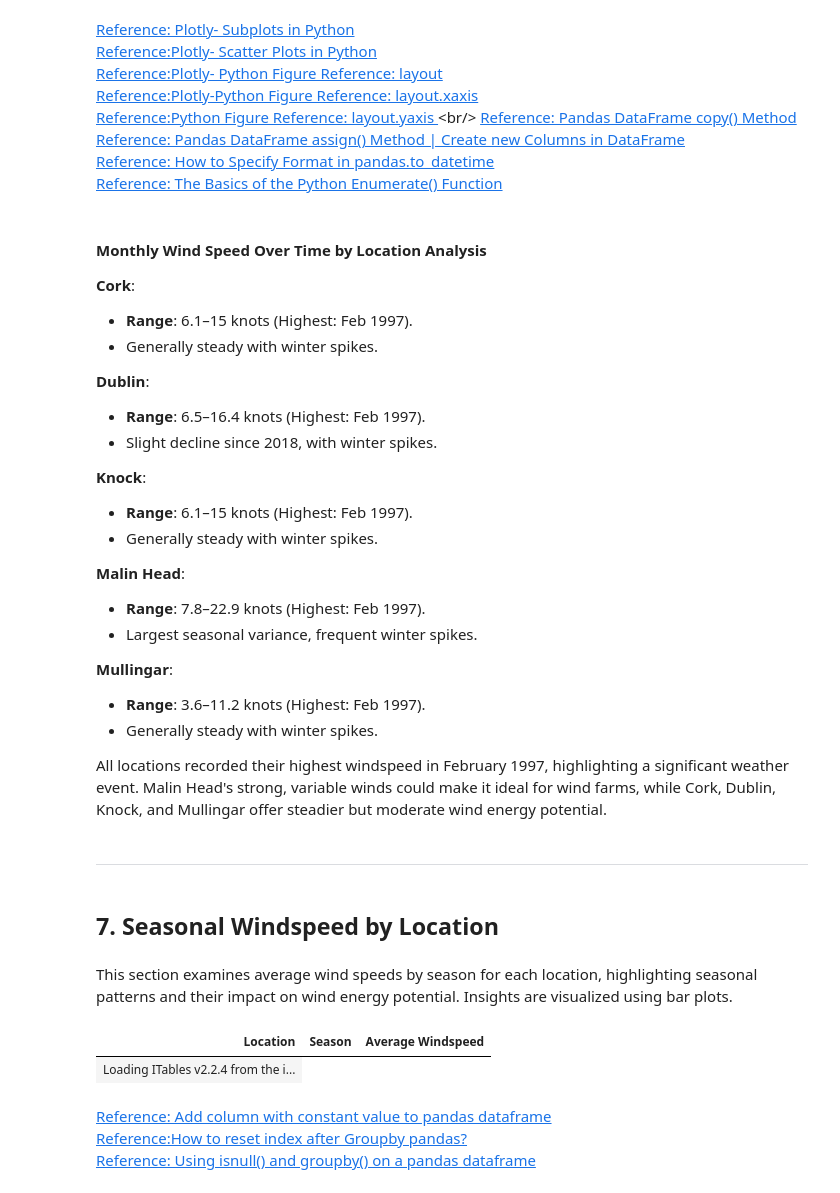
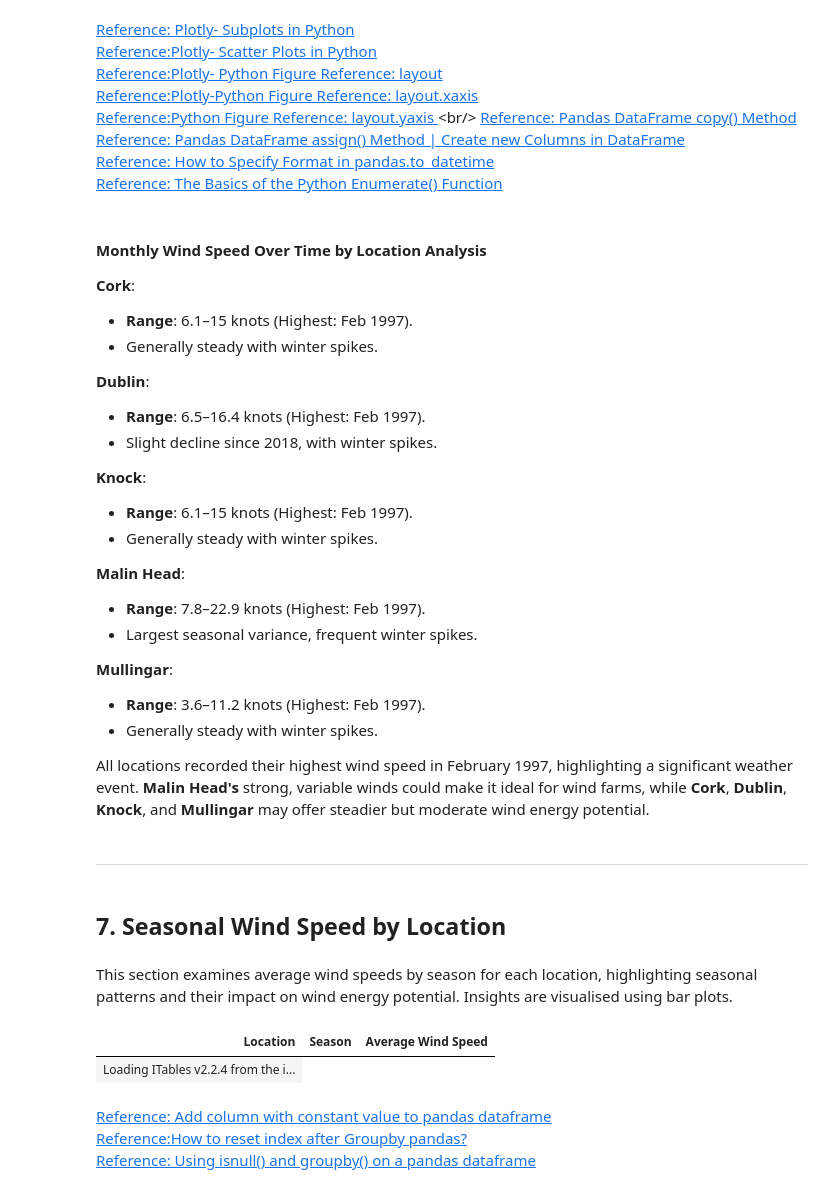
Before and after one commit to sarahembarry/PFDA-project, a Jupyter notebook: bigproject.ipynb, the cells around one changed output. Drawn from its saved outputs; the diff is of its cells as text; code cells hidden in the pictures.

```diff
--- a/bigproject.ipynb
+++ b/bigproject.ipynb
@@ -275,26 +275,26 @@ This section analyses monthly mean wind speeds for each location, visualized thr
 # %%
 
 # Extract relevant columns and create a copy to avoid modifying the original DataFrame
-monthly_windspeed_data = cleaned_weather_records[['Location', 'year', 'month', 'wdsp']].copy()
+monthly_wind_speed_data = cleaned_weather_records[['Location', 'year', 'month', 'wdsp']].copy()
 
 # Add a 'date' column and convert to datetime
-monthly_windspeed_data['date'] = pd.to_datetime(
-    monthly_windspeed_data[['year', 'month']].assign(day=1)
+monthly_wind_speed_data['date'] = pd.to_datetime(
+    monthly_wind_speed_data[['year', 'month']].assign(day=1)
 )
 
 # Create subplots for each location
-locations = monthly_windspeed_data['Location'].unique()
+locations = monthly_wind_speed_data['Location'].unique()
 fig = make_subplots(
     rows=len(locations), cols=1, shared_xaxes=True,
-    subplot_titles=[f"Average Windspeed - {loc}" for loc in locations]
+    subplot_titles=[f"Average Wind Speed - {loc}" for loc in locations]
 )
 
 # Plot wind speed trends for each location
 for i, location in enumerate(locations):
     fig.add_trace(
         go.Scatter(
-            x=monthly_windspeed_data[monthly_windspeed_data['Location'] == location]['date'],
-            y=monthly_windspeed_data[monthly_windspeed_data['Location'] == location]['wdsp'],
+            x=monthly_wind_speed_data[monthly_wind_speed_data['Location'] == location]['date'],
+            y=monthly_wind_speed_data[monthly_wind_speed_data['Location'] == location]['wdsp'],
             mode='lines+markers',
             name=location
         ),
@@ -309,7 +309,7 @@ fig.update_layout(
     showlegend=False
 )
 fig.update_xaxes(title_text="Date")
-fig.update_yaxes(title_text="Average Windspeed (knots)")
+fig.update_yaxes(title_text="Average Wind Speed (knots)")
 
 # Render the final plot
 fig.show()
@@ -349,44 +349,44 @@ fig.show()
    - **Range**: 3.6–11.2 knots (Highest: Feb 1997).
    - Generally steady with winter spikes.
 
-All locations recorded their highest windspeed in February 1997, highlighting a significant weather event. Malin Head's strong, variable winds could make it ideal for wind farms, while Cork, Dublin, Knock, and Mullingar offer steadier but moderate wind energy potential.
+All locations recorded their highest wind speed in February 1997, highlighting a significant weather event. **Malin Head's** strong, variable winds could make it ideal for wind farms, while **Cork**, **Dublin**, **Knock**, and **Mullingar** may offer steadier but moderate wind energy potential.
 # %% [markdown]
 ----
 # %% [markdown]
-## **7. Seasonal Windspeed by Location**
+## **7. Seasonal Wind Speed by Location**
 # %% [markdown]
 
-This section examines average wind speeds by season for each location, highlighting seasonal patterns and their impact on wind energy potential. Insights are visualized using bar plots.
+This section examines average wind speeds by season for each location, highlighting seasonal patterns and their impact on wind energy potential. Insights are visualised using bar plots.
 # %%
 # Define a function to map months to seasons
 def get_season(month):
     if month in [12, 1, 2]:
         return 'Winter'
     elif month in [3, 4, 5]:
         return 'Spring'
     elif month in [6, 7, 8]:
         return 'Summer'
     else:
         return 'Autumn'
 
 # Add a 'season' column to the DataFrame
-monthly_windspeed_data['Season'] = monthly_windspeed_data['month'].apply(get_season)
+monthly_wind_speed_data['Season'] = monthly_wind_speed_data['month'].apply(get_season)
 
-# Group by Location and Season, and calculate the mean windspeed
-seasonal_windspeed_summary = (
-    monthly_windspeed_data
+# Group by Location and Season, and calculate the mean wind speed
+seasonal_wind_speed_summary = (
+    monthly_wind_speed_data
     .groupby(['Location', 'Season'])['wdsp']
     .mean()
     .reset_index()
     .sort_values(by=['Location', 'Season'])
 )
 # Rename the columns for clarity
-seasonal_windspeed_summary.columns = ['Location', 'Season', 'Average Windspeed']
+seasonal_wind_speed_summary.columns = ['Location', 'Season', 'Average Wind Speed']
 
 # Display the summary table
-display(seasonal_windspeed_summary)
+display(seasonal_wind_speed_summary)
 # %% [output]
-| Location | Season | Average Windspeed |
+| Location | Season | Average Wind Speed |
 | Loading ITables v2.2.4 from the i... |
 # %% [markdown]
 [Reference: Add column with constant value to pandas dataframe](https://www.geeksforgeeks.org/add-column-with-constant-value-to-pandas-dataframe/)<br/>
```
Also changed, not shown: parts of 29 cells of this notebook, 1 other file.
